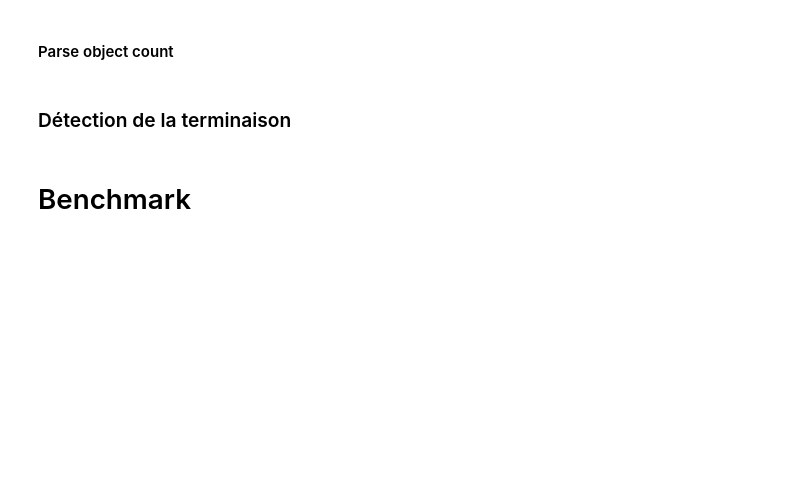
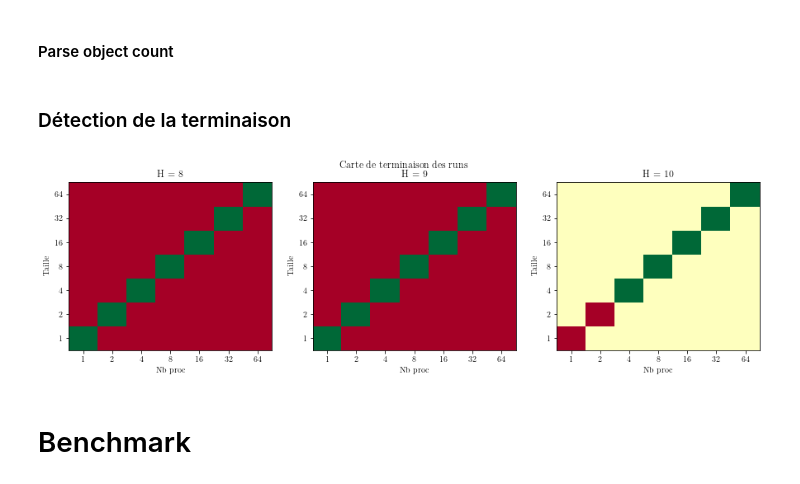
Before and after one commit to arnodu/adurocher-doc, a Jupyter notebook: jupyter/bench_mpi/bench_mpi.ipynb, the cells around one changed output. Saved outputs shown, nothing was run; the diff lists cells and outputs as text; code cells hidden in the pictures; blank space fills up the shorter version.

Commit message:
Taking into account tree height in bench_mpi

```diff
--- a/jupyter/bench_mpi/bench_mpi.ipynb
+++ b/jupyter/bench_mpi/bench_mpi.ipynb
@@ -82,34 +84,36 @@ for line in open("data/local_count.txt"):
 # %%
 terminated={}
 for line in open("data/last_lines.txt"):
     nb_proc,size,tree_h,rank,last_line = re.match(filename_regex+"(.*)\s*", line).groups()
     terminated_ = (last_line == "###			Post processing ...			###")
     terminated[int(nb_proc),int(size),int(tree_h)]=terminated_
 
 def terminated_value(i,j,h) :
     val = terminated.get((list_nb_procs[i], list_size[j], h), 123)
     if val == 123 : return 0
     elif val == False : return -1
     elif val == True : return 1
 
 plt.figure(figsize=(textwidth, figheight))
 i=1
 for tree_h in list_tree_h :
-    plt.subplot(1,3,i)
+    plt.subplot(1,len(list_tree_h),i)
     terminated_map = [[ terminated_value(i,j,tree_h) for i in range(len(list_nb_procs)) ] for j in range(len(list_size))]
     plt.pcolormesh(terminated_map,cmap='RdYlGn')
     plt.title("H = "+str(tree_h))
     plt.xlabel("Nb proc")
     plt.ylabel("Taille")
     ticks = np.arange(7)+0.5
     ax = plt.gca()
     ax.set_xticks(ticks)
     ax.set_yticks(ticks)
     ax.set_xticklabels(list_nb_procs)
     ax.set_yticklabels(list_size)
     i=i+1
 plt.suptitle("Carte de terminaison des runs")
 plt.show()
+# %% [output]
+[figure, added]
 # %% [markdown]
 # Benchmark
 # %% [markdown]
```
Also changed, not shown: parts of 10 cells of this notebook.
